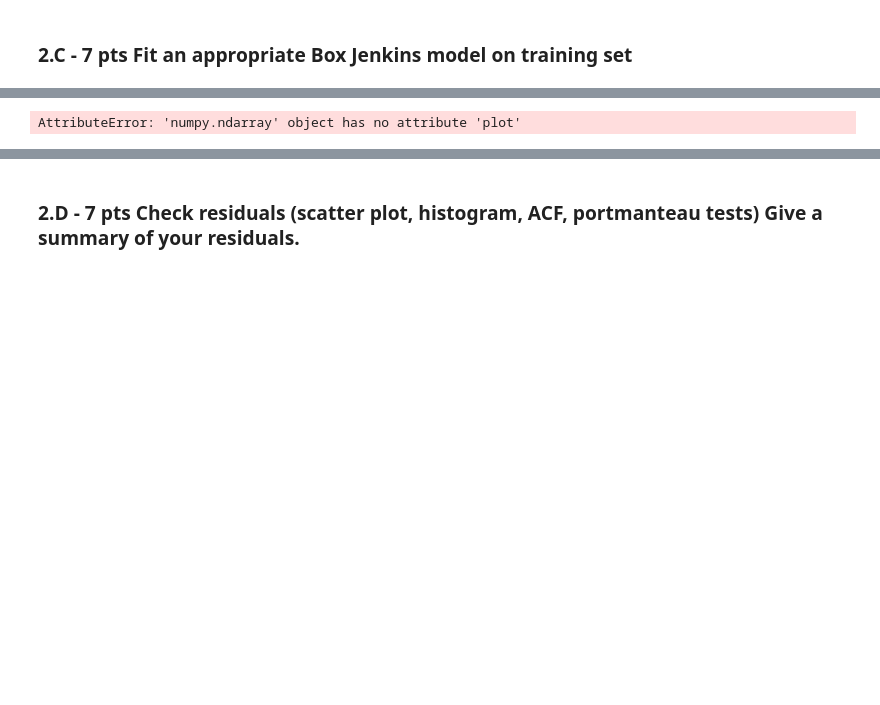
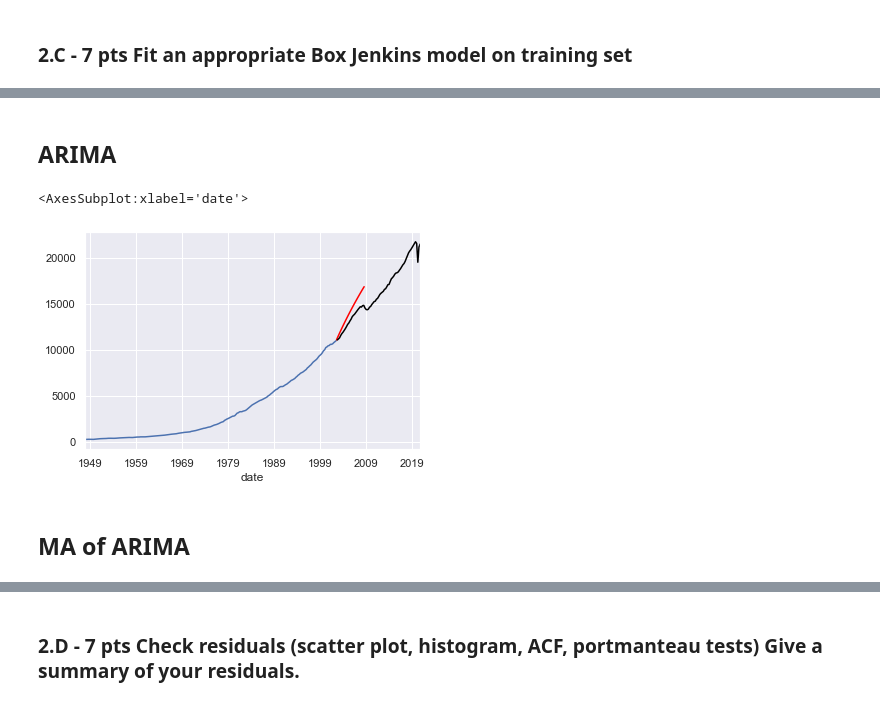
Before and after one commit to earnestsalgado/time-series-analysis_spr22, a Jupyter notebook: HW3/Week 3 Assignment Box Jenkins Models.ipynb, the cells around one changed output, grey strips where cells are left out. Drawn from its saved outputs; the diff is of its cells as text; code cells hidden in the pictures; blank space fills up the shorter version.

```diff
--- a/HW3/Week 3 Assignment Box Jenkins Models.ipynb
+++ b/HW3/Week 3 Assignment Box Jenkins Models.ipynb
@@ -319,11 +432,19 @@ from sktime.forecasting.arima import ARIMA
+# %%
+from sktime.forecasting.all import temporal_train_test_split
+y_train, y_test = temporal_train_test_split(ts)
+# %% [markdown]
+## ARIMA
 # %%
 arima_model = ARIMA(order=(1,1,1))
-arima_model.fit(GDP_second_order)
-fh = list(range(1, 1+len(y_test['gdp'])))
+model_fit = arima_model.fit(y_train)
+fh = list(range(1, 1+len(y_test)))
 y_pred = arima_model.predict(fh=fh )
 # %%
-GDP_second_order.plot()
+y_train.plot()
 y_pred.plot(color='red')
-y_test['gdp'].plot(color = 'black')
+y_test.plot(color = 'black')
 # %% [output]
-AttributeError: 'numpy.ndarray' object has no attribute 'plot'
+<AxesSubplot:xlabel='date'>
+[figure, added]
+# %% [markdown]
+## MA of ARIMA
```
Also changed, not shown: parts of 49 cells of this notebook.
